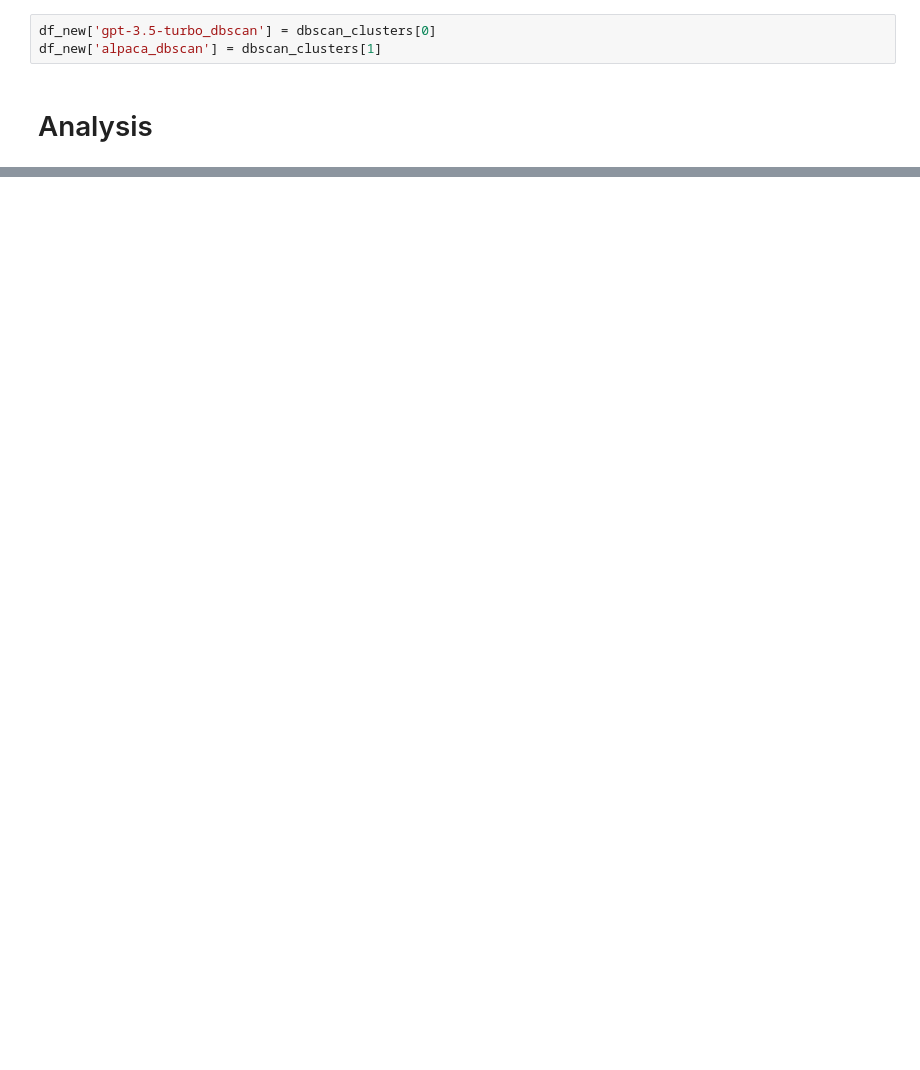
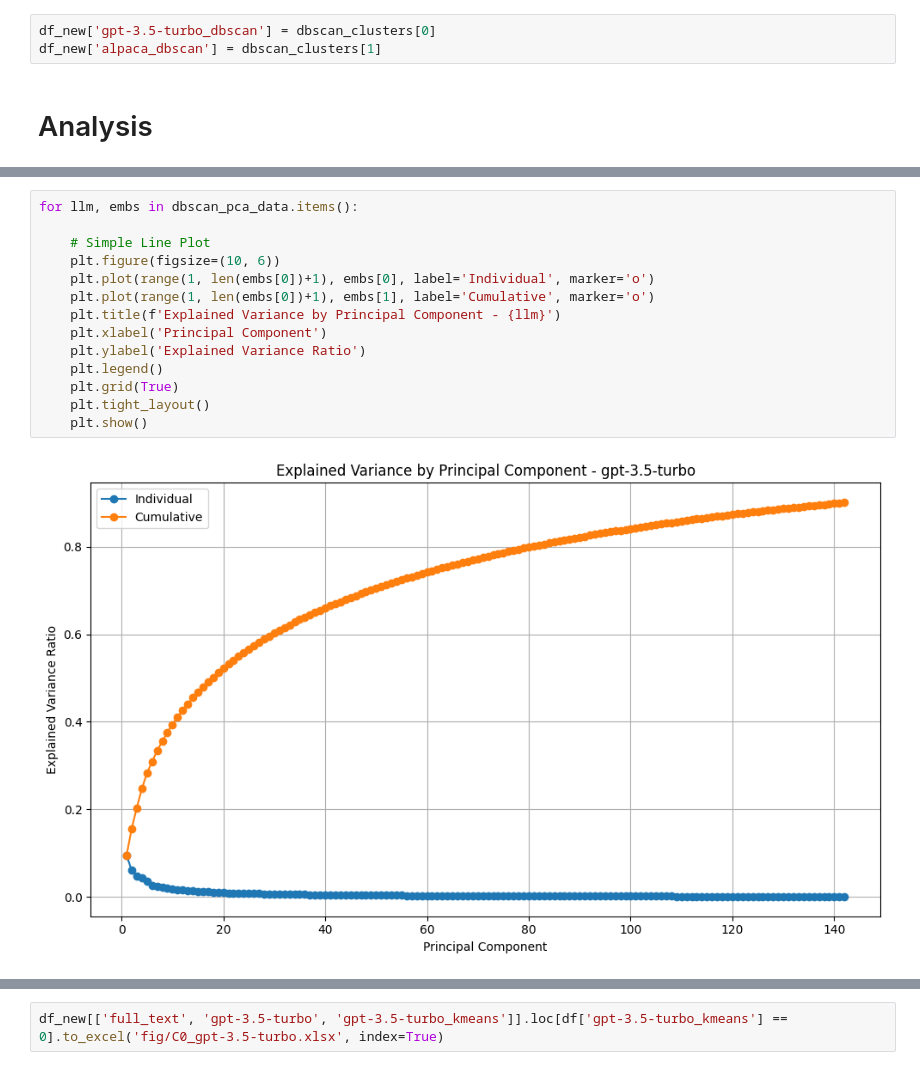
Before and after one commit to LoriTosoChef/msc-thesis-llm-clustering, a Jupyter notebook: clustering.ipynb, the cells around one changed output, grey strips where cells are left out. Saved outputs shown, nothing was run; the diff lists cells and outputs as text; blank space fills up the shorter version.

```diff
--- a/clustering.ipynb
+++ b/clustering.ipynb
@@ -302,0 +330,16 @@ df_new['alpaca_dbscan'] = dbscan_clusters[1]
+# %%
+for llm, embs in dbscan_pca_data.items():
+
+    # Simple Line Plot
+    plt.figure(figsize=(10, 6))
+    plt.plot(range(1, len(embs[0])+1), embs[0], label='Individual', marker='o')
+    plt.plot(range(1, len(embs[0])+1), embs[1], label='Cumulative', marker='o')
+    plt.title(f'Explained Variance by Principal Component - {llm}')
+    plt.xlabel('Principal Component')
+    plt.ylabel('Explained Variance Ratio')
+    plt.legend()
+    plt.grid(True)
+    plt.tight_layout()
+    plt.show()
+# %% [output]
+[figure, added]
@@ -302,0 +347,2 @@ df_new['alpaca_dbscan'] = dbscan_clusters[1]
+# %%
+df_new[['full_text', 'gpt-3.5-turbo', 'gpt-3.5-turbo_kmeans']].loc[df['gpt-3.5-turbo_kmeans'] == 0].to_excel('fig/C0_gpt-3.5-turbo.xlsx', index=True)
```
Also changed, not shown: parts of 13 cells of this notebook, 9 other files.
